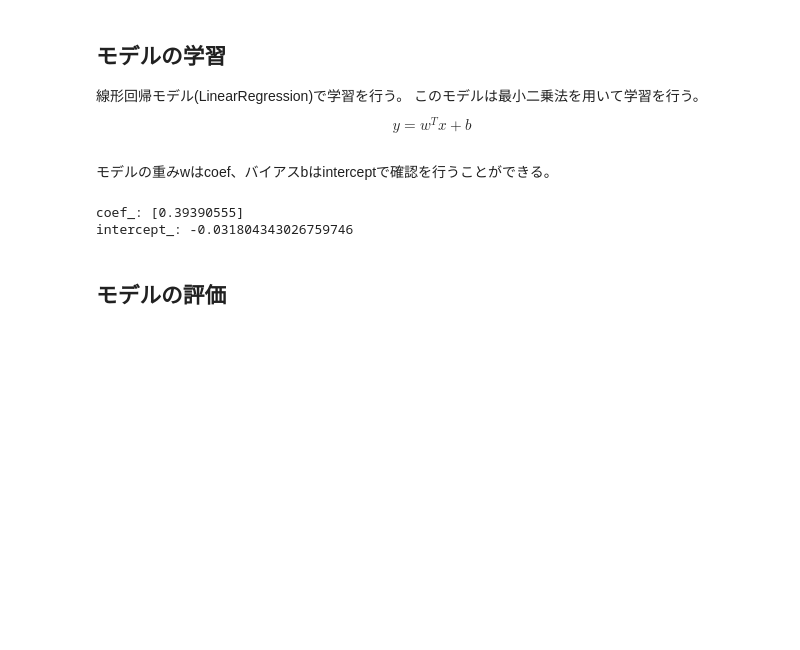
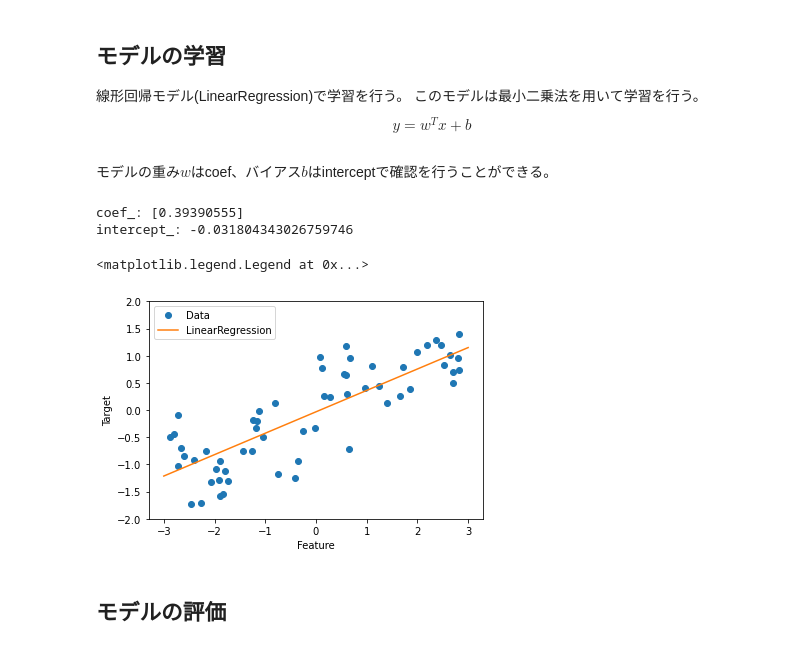
Before and after one commit to naonaorange/sklearn_tutorials, a Jupyter notebook: linear_regression.ipynb, the cells around one changed output. Drawn from its saved outputs; the diff is of its cells as text; code cells hidden in the pictures; blank space fills up the shorter version.

```diff
--- a/linear_regression.ipynb
+++ b/linear_regression.ipynb
@@ -55,14 +50,26 @@ y = w^T x + b
 $$
 # %%
 lr = LinearRegression().fit(X_train, y_train)
-# %% [markdown]
-モデルの重みwはcoef、バイアスbはinterceptで確認を行うことができる。
+# %% [markdown]
+モデルの重み$w$はcoef、バイアス$b$はinterceptで確認を行うことができる。
 # %%
 print("coef_:", lr.coef_)
 print("intercept_:", lr.intercept_)
 # %% [output]
 coef_: [0.39390555]
 intercept_: -0.031804343026759746
+# %%
+line = np.linspace(-3, 3, 100).reshape(-1, 1)
+y_est = lr.predict(line)
+plt.plot(X, y, 'o')
+plt.plot(line, y_est)
+plt.ylim(-2, 2)
+plt.xlabel("Feature")
+plt.ylabel("Target")
+plt.legend(["Data", "LinearRegression"], loc="best")
+# %% [output]
+<matplotlib.legend.Legend at 0x...>
+[figure, added]
 # %% [markdown]
 ## モデルの評価
 # %%
```
Also changed, not shown: parts of 6 cells of this notebook.
